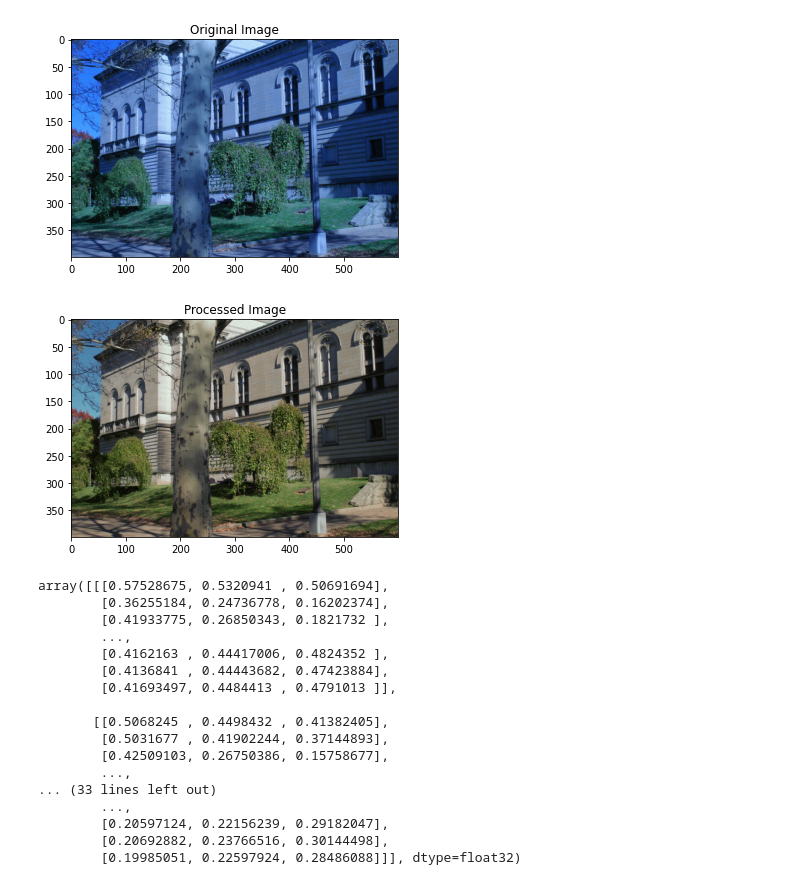
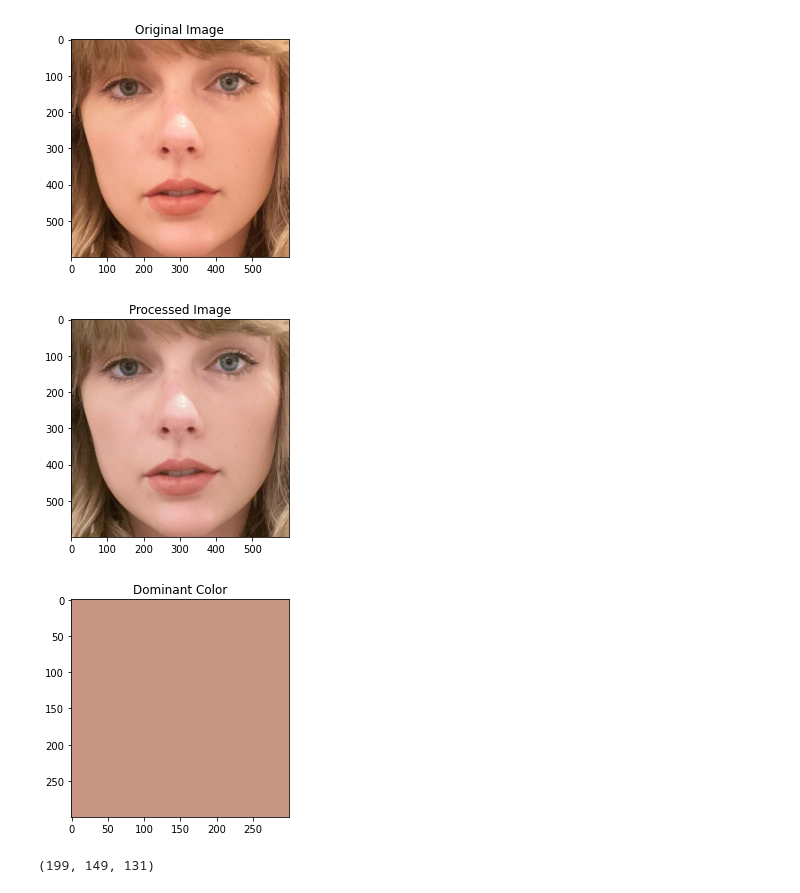
Before and after one commit to mkhoa/WB_sRGB, a Jupyter notebook: WB_sRGB_Python/notebook.ipynb, the cells around one changed output. Cells and saved outputs as stored; diff of their text form; code cells hidden in the pictures.

Commit message:
Extract faces and add data

```diff
--- a/WB_sRGB_Python/notebook.ipynb
+++ b/WB_sRGB_Python/notebook.ipynb
@@ -17,14 +22,3 @@ def ResizeWithAspectRatio(image, width=None, height=None, inter=cv2.INTER_AREA):
     dim = (width, int(h * r))
 
   return cv2.resize(image, dim, interpolation=inter)
-# %%
-# input and options
-in_img = '../example_images/Flcikr_Rhett_Sutphin_CC_BY_2.0.jpg'  # input image filename
-img = cv2.imread(in_img)
-
-# reverse Red and Blue value for reading image in Matplotlib
-b,g,r = cv2.split(img)
-fixed_img = cv2.merge((r,g,b))
-
-plt.imshow(fixed_img)
-plt.show()
@@ -33,5 +39,5 @@ plt.show()
 # %%
-def white_balancing(img, imshow=1, imwrite=1):
+def white_balancing(inImg, imshow=1, imwrite=1, imcrop=0):
     out_dir = '.'  # output directory
     # use upgraded_model= 1 to load our new model that is upgraded with new
     # training examples.
@@ -40,20 +46,27 @@ def white_balancing(img, imshow=1, imwrite=1):
     # reported using clipping). If the image is over-saturated, scaling is
     # recommended.
     gamut_mapping = 2
-    imshow = 1  # show input/output image
-
     # processing
     # create an instance of the WB model
     wbModel = wb_srgb.WBsRGB(gamut_mapping=gamut_mapping,
                              upgraded=upgraded_model)
     os.makedirs(out_dir, exist_ok=True)
     # I = cv2.imread(in_img)  # read the image
-    outImg = wbModel.correctImage(img)  # white balance it
-    if imwrite == 1:
-        cv2.imwrite(out_dir + '/' + 'result.jpg', outImg * 255)  # save it
+    outImg = wbModel.correctImage(inImg) # white balance i
+    outImg =(outImg*255).astype(np.uint8)
+
+    if imcrop == 1:
+        detector = dlib.get_frontal_face_detector()
+        faces = detector(outImg)
+        x1 = faces[0].left() # left point
+        y1 = faces[0].top() # top point
+        x2 = faces[0].right() # right point
+        y2 = faces[0].bottom() # bottom point
+        outImg = outImg[y1:y2, x1:x2]
+        inImg = inImg[y1:y2, x1:x2]
 
     if imshow == 1:
-        origin_img = ResizeWithAspectRatio(img, width=600)
+        origin_img = ResizeWithAspectRatio(inImg, width=600)
         b,g,r = cv2.split(origin_img)
         origin_img = cv2.merge((r,g,b))
         plt.imshow(origin_img)
@@ -66,26 +79,22 @@ def white_balancing(img, imshow=1, imwrite=1):
         plt.title('Processed Image')
         plt.show()
 
-    return outImg
+    path = ''
+    if imwrite == 1:
+        cv2.imwrite(out_dir + '/' + 'result.jpg', outImg)  # save it
+        path = out_dir + '/' + 'result.jpg'
+    return outImg, path
-# %%
-white_balancing(img)
-# %% [output]
-[figure, removed]
-[figure, removed]
-array([[[0.57528675, 0.5320941 , 0.50691694],
-        [0.36255184, 0.24736778, 0.16202374],
-        [0.41933775, 0.26850343, 0.1821732 ],
-        ...,
-        [0.4162163 , 0.44417006, 0.4824352 ],
-        [0.4136841 , 0.44443682, 0.47423884],
-        [0.41693497, 0.4484413 , 0.4791013 ]],
-
-       [[0.5068245 , 0.4498432 , 0.41382405],
-        [0.5031677 , 0.41902244, 0.37144893],
-        [0.42509103, 0.26750386, 0.15758677],
-        ...,
-... (33 lines left out)
-        ...,
-        [0.20597124, 0.22156239, 0.29182047],
-        [0.20692882, 0.23766516, 0.30144498],
-        [0.19985051, 0.22597924, 0.28486088]]], dtype=float32)
+# %%
+# input images
+image_path = '../example_images/taylor-swift.jpg'  # input image filename
+img = cv2.imread(image_path)
+# Process image, show on notebook, write to disk and crop the face section
+wb_img, path = white_balancing(img, imshow=1, imwrite=1, imcrop=1)
+# %% [output]
+[figure, added]
+[figure, added]
+# %%
+dominant_color(path, show=1)
+# %% [output]
+[figure, added]
+(199, 149, 131)
```
Also changed, not shown: parts of 17 cells of this notebook, 5 other files.
